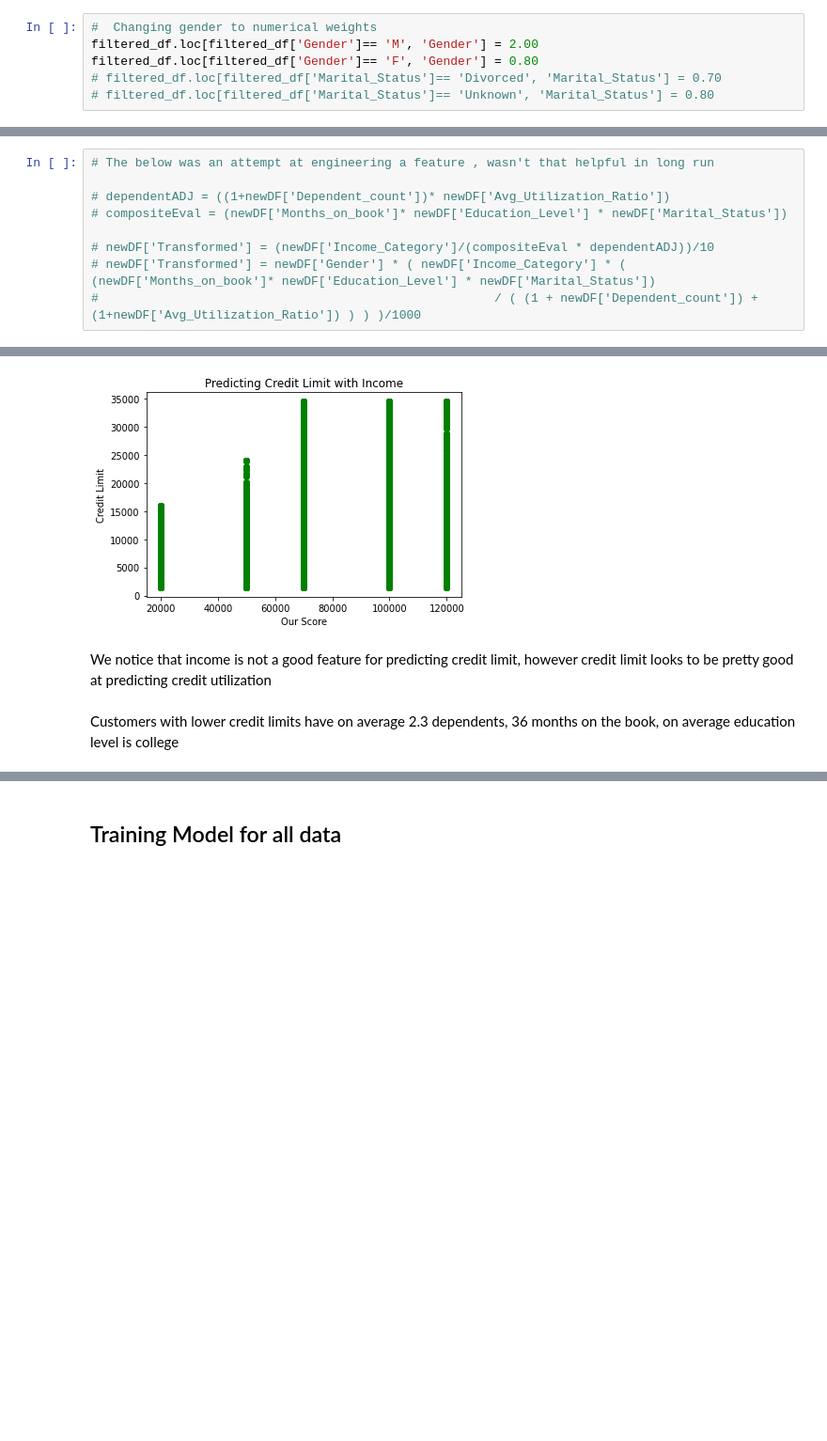
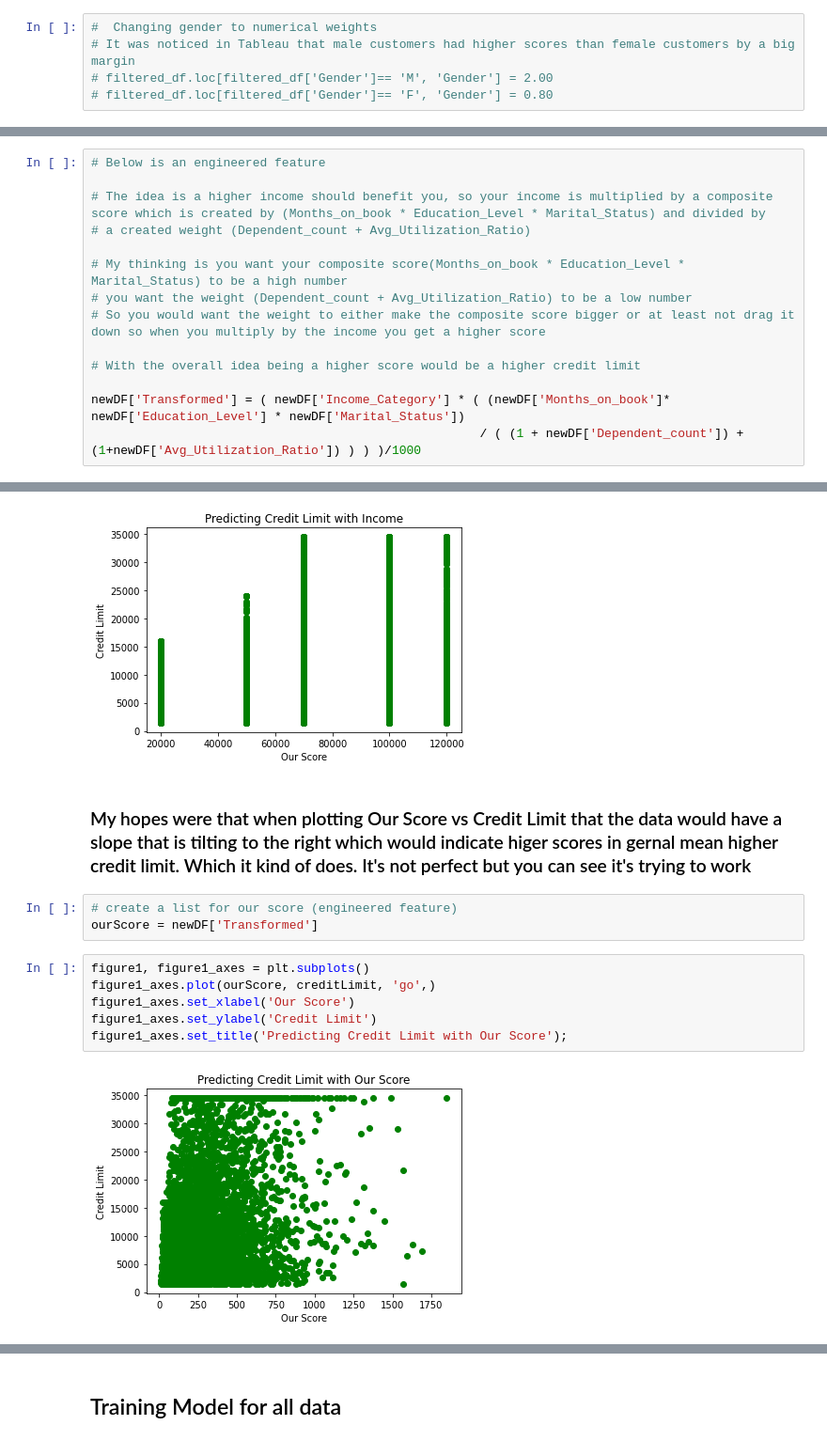
Before and after one commit to Hudaalghazouli/Crystallum-Credit-Company, a Jupyter notebook: CreditCardData.ipynb, the cells around one changed output, grey strips where cells are left out. Shown at 94% size. Cells and saved outputs as stored; diff of their text form; blank space fills up the shorter version.

Commit message:
Updating with engineered feature section

```diff
--- a/CreditCardData.ipynb
+++ b/CreditCardData.ipynb
@@ -62,10 +62,9 @@ filtered_df.loc[filtered_df['Marital_Status']== 'Divorced', 'Marital_Status'] =
 filtered_df.loc[filtered_df['Marital_Status']== 'Unknown', 'Marital_Status'] = 0.80
 # %%
 #  Changing gender to numerical weights
-filtered_df.loc[filtered_df['Gender']== 'M', 'Gender'] = 2.00
-filtered_df.loc[filtered_df['Gender']== 'F', 'Gender'] = 0.80
-# filtered_df.loc[filtered_df['Marital_Status']== 'Divorced', 'Marital_Status'] = 0.70
-# filtered_df.loc[filtered_df['Marital_Status']== 'Unknown', 'Marital_Status'] = 0.80
+# It was noticed in Tableau that male customers had higher scores than female customers by a big margin
+# filtered_df.loc[filtered_df['Gender']== 'M', 'Gender'] = 2.00
+# filtered_df.loc[filtered_df['Gender']== 'F', 'Gender'] = 0.80
 # %% [markdown]
 ## Find lowest credit limit and analyze similarities of customers that share that credit limit
 # %%
@@ -84,14 +83,19 @@ newDF.describe()
 | 75% | 7.732890e+08 | 52.000000 | 3.000000 | 40.000000 | 5.000000 | 3.000000 | ... |
 | max | 8.283431e+08 | 73.000000 | 5.000000 | 56.000000 | 6.000000 | 6.000000 | ... |
 # %%
-# The below was an attempt at engineering a feature , wasn't that helpful in long run
+# Below is an engineered feature
 
-# dependentADJ = ((1+newDF['Dependent_count'])* newDF['Avg_Utilization_Ratio'])
-# compositeEval = (newDF['Months_on_book']* newDF['Education_Level'] * newDF['Marital_Status'])
+# The idea is a higher income should benefit you, so your income is multiplied by a composite score which is created by (Months_on_book * Education_Level * Marital_Status) and divided by
+# a created weight (Dependent_count + Avg_Utilization_Ratio)
 
-# newDF['Transformed'] = (newDF['Income_Category']/(compositeEval * dependentADJ))/10
-# newDF['Transformed'] = newDF['Gender'] * ( newDF['Income_Category'] * ( (newDF['Months_on_book']* newDF['Education_Level'] * newDF['Marital_Status'])
-#                                                      / ( (1 + newDF['Dependent_count']) + (1+newDF['Avg_Utilization_Ratio']) ) ) )/1000
+# My thinking is you want your composite score(Months_on_book * Education_Level * Marital_Status) to be a high number
+# you want the weight (Dependent_count + Avg_Utilization_Ratio) to be a low number
+# So you would want the weight to either make the composite score bigger or at least not drag it down so when you multiply by the income you get a higher score
+
+# With the overall idea being a higher score would be a higher credit limit
+
+newDF['Transformed'] = ( newDF['Income_Category'] * ( (newDF['Months_on_book']* newDF['Education_Level'] * newDF['Marital_Status'])
+                                                     / ( (1 + newDF['Dependent_count']) + (1+newDF['Avg_Utilization_Ratio']) ) ) )/1000
 # %% [markdown]
 ### Find lowest credit limit
 # %%
@@ -170,10 +178,19 @@ figure1_axes.set_ylabel('Credit Limit')
 figure1_axes.set_title('Predicting Credit Limit with Income');
 # %% [output]
 [figure]
-# %% [markdown]
-We notice that income is not a good feature for predicting credit limit, however credit limit looks to be pretty good at predicting credit utilization
-# %% [markdown]
-Customers with lower credit limits have on average 2.3 dependents, 36 months on the book, on average education level is college
+# %% [markdown]
+### My hopes were that when plotting Our Score vs Credit Limit that the data would have a slope that is tilting to the right which would indicate higer scores in gernal mean higher credit limit. Which it kind of does. It's not perfect but you can see it's trying to work
+# %%
+# create a list for our score (engineered feature)
+ourScore = newDF['Transformed']
+# %%
+figure1, figure1_axes = plt.subplots()
+figure1_axes.plot(ourScore, creditLimit, 'go',)
+figure1_axes.set_xlabel('Our Score')
+figure1_axes.set_ylabel('Credit Limit')
+figure1_axes.set_title('Predicting Credit Limit with Our Score');
+# %% [output]
+[figure, added]
 # %% [markdown]
 ### Picking our features
 - Customer age = index (2)
```
Also changed, not shown: parts of 11 cells of this notebook.
